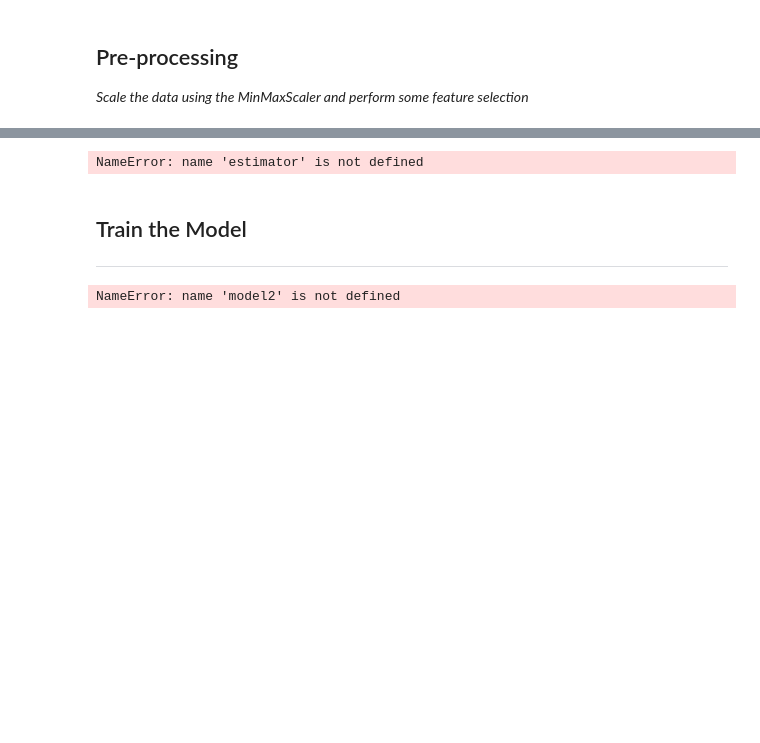
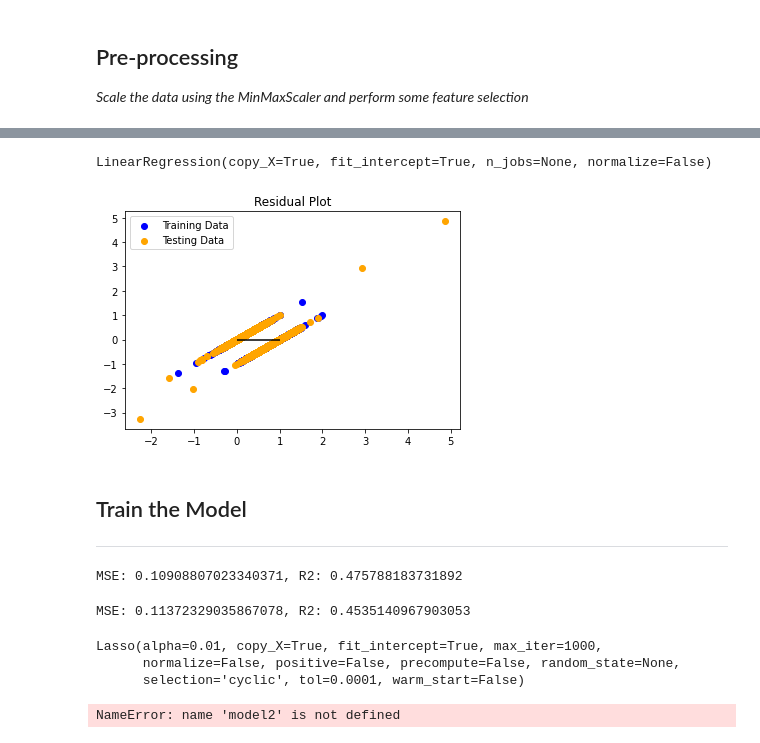
Before and after one commit to VallieTracy/machine-learning-challenge, a Jupyter notebook: model_1-Copy1.ipynb, the cells around one changed output, grey strips where cells are left out. Saved outputs shown, nothing was run; the diff lists cells and outputs as text; code cells hidden in the pictures; blank space fills up the shorter version.

```diff
--- a/model_1-Copy1.ipynb
+++ b/model_1-Copy1.ipynb
@@ -62,6 +67,9 @@ X_train, X_test, y_train, y_test = train_test_split(X, y, random_state = 1, stra
 # Scale your data
 from sklearn.preprocessing import MinMaxScaler
 
+# Create a MinMaxScaler model and fit it to the training data
 X_scaler = MinMaxScaler().fit(X_train)
-X_train_scaled = X_scaler.transform(X_train)
-X_test_scaled = X_scaler.transform(X_test)
+y_scaler = MinMaxScaler().fit(y_train)
+
+print(y_scaler)
+print(X_scaler)
@@ -82,10 +79,71 @@ Name: koi_disposition, Length: 5243, dtype: object
-# %%
-estimator.get_params()
-# %% [output]
-NameError: name 'estimator' is not defined
+# %%
+# Transform the training and testing data using the X_scaler and y_scaler models
+# X
+X_train_scaled = X_scaler.transform(X_train)
+X_test_scaled = X_scaler.transform(X_test)
+
+# y
+y_train_scaled = y_scaler.transform(y_train)
+y_test_scaled = y_scaler.transform(y_test)
+# %%
+# Create a LinearRegression model and fit it to the scaled training data
+
+from sklearn.linear_model import LinearRegression
+model = LinearRegression()
+model.fit(X_train_scaled, y_train_scaled)
+# %% [output]
+LinearRegression(copy_X=True, fit_intercept=True, n_jobs=None, normalize=False)
+# %%
+# Make predictions using a fitted model
+# Plot the difference between the model predicted values and actual y values, versus the model predicted values
+
+predictions = model.predict(X_test_scaled)
+model.fit(X_train_scaled, y_train_scaled)
+plt.scatter(model.predict(X_train_scaled), model.predict(X_train_scaled) - y_train_scaled, c="blue", label="Training Data")
+plt.scatter(model.predict(X_test_scaled), model.predict(X_test_scaled) - y_test_scaled, c="orange", label="Testing Data")
+plt.legend()
+plt.hlines(y=0, xmin=y_test_scaled.min(), xmax=y_test_scaled.max())
+plt.title("Residual Plot")
+plt.show()
+# %% [output]
+[figure, added]
 # %% [markdown]
 ## Train the Model
 ---------------
+# %%
+# Used X_test_scaled, y_test_scaled, and model.predict(X_test_scaled) to calculate MSE and R2
+
+### BEGIN SOLUTION
+from sklearn.metrics import mean_squared_error
+
+MSE = mean_squared_error(y_test_scaled, predictions)
+r2 = model.score(X_test_scaled, y_test_scaled)
+### END SOLUTION
+
+print(f"MSE: {MSE}, R2: {r2}")
+# %% [output]
+MSE: 0.10908807023340371, R2: 0.475788183731892
+# %%
+# LASSO model
+# Note: Use an alpha of .01 when creating the model for this activity
+from sklearn.linear_model import Lasso
+
+### BEGIN SOLUTION
+lasso = Lasso(alpha=.01).fit(X_train_scaled, y_train_scaled)
+
+predictions = lasso.predict(X_test_scaled)
+
+MSE = mean_squared_error(y_test_scaled, predictions)
+r2 = lasso.score(X_test_scaled, y_test_scaled)
+### END SOLUTION
+
+print(f"MSE: {MSE}, R2: {r2}")
+lasso
+# %% [output]
+MSE: 0.11372329035867078, R2: 0.4535140967903053
+Lasso(alpha=0.01, copy_X=True, fit_intercept=True, max_iter=1000,
+      normalize=False, positive=False, precompute=False, random_state=None,
+      selection='cyclic', tol=0.0001, warm_start=False)
 # %%
 print(f"Training Data Score: {model2.score(X_train_scaled, y_train)}")
 print(f"Testing Data Score: {model2.score(X_test_scaled, y_test)}")
```
Also changed, not shown: parts of 8 cells of this notebook, 5 other files.
